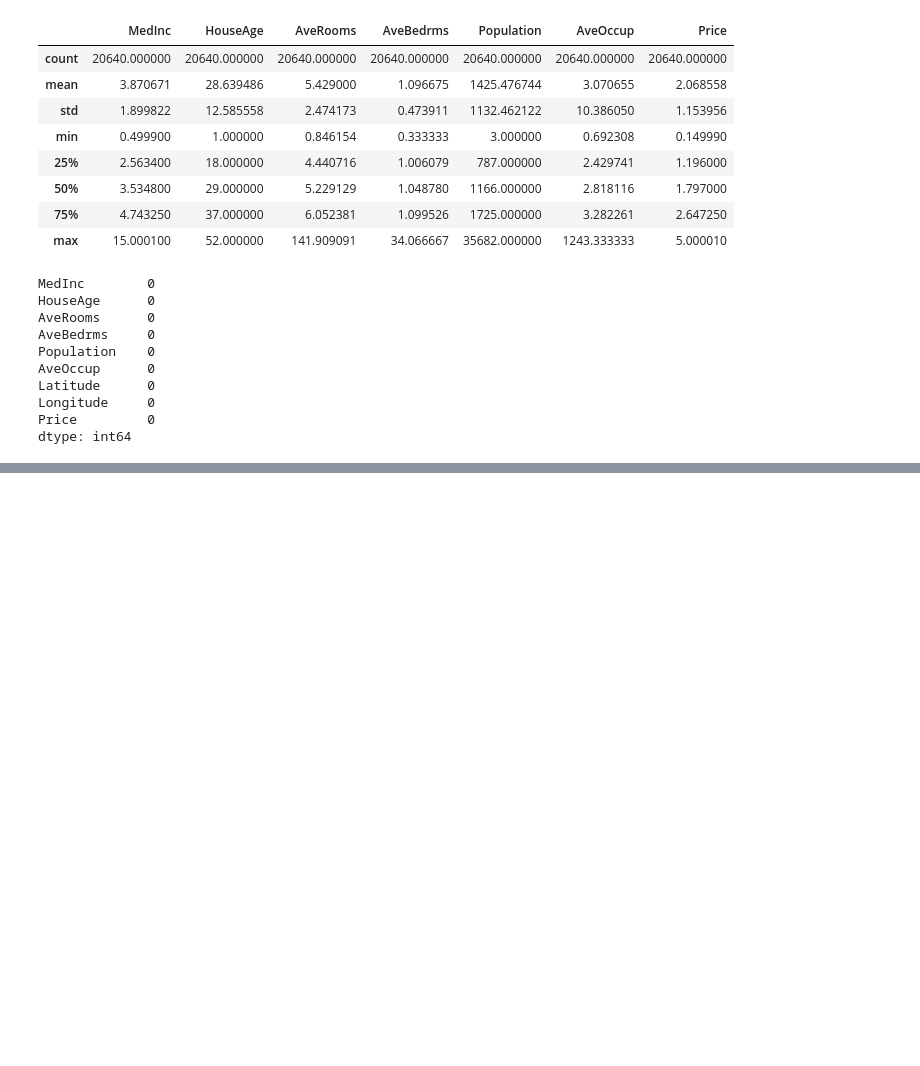
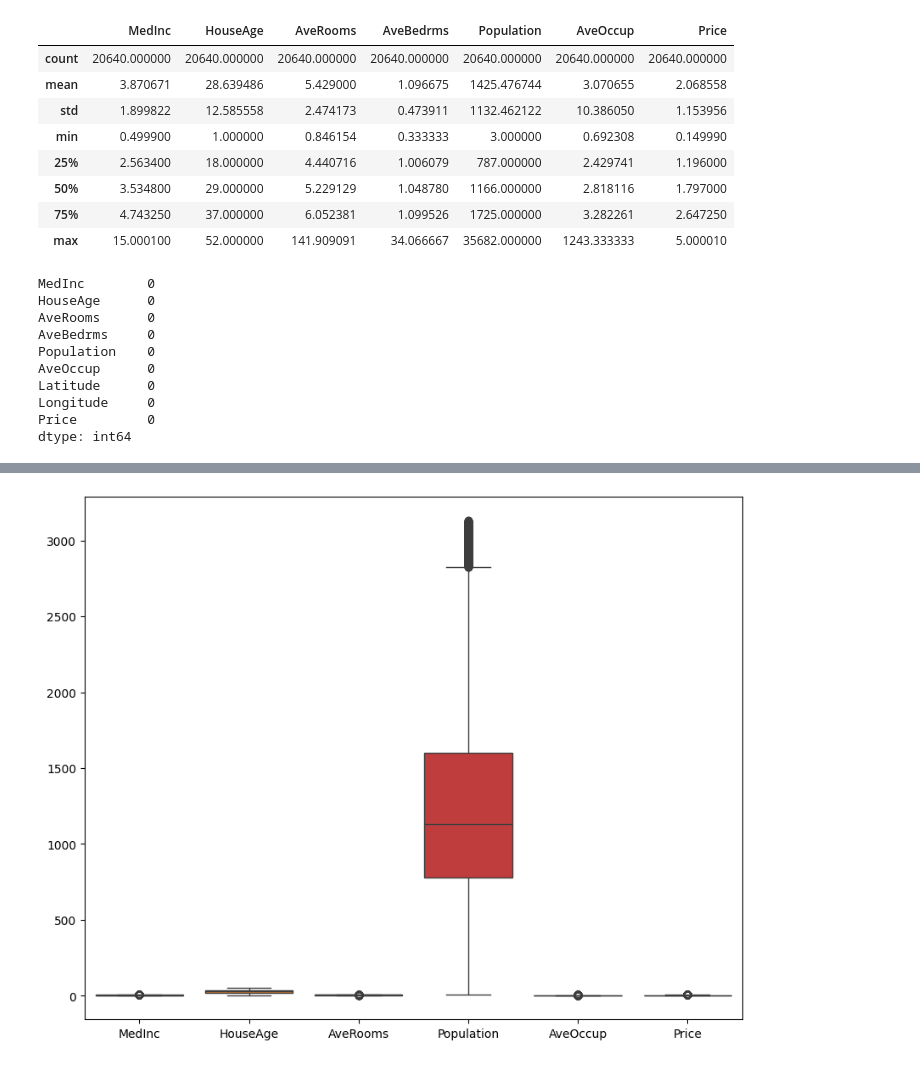
Before and after one commit to haricharnbytes/housing_marketing_analysis, a Jupyter notebook: california.ipynb, the cells around one changed output, grey strips where cells are left out. Cells and saved outputs as stored; diff of their text form; code cells hidden in the pictures; blank space fills up the shorter version.

```diff
--- a/california.ipynb
+++ b/california.ipynb
@@ -100,0 +145,21 @@ dtype: int64
+# %%
+# Droping The Outliers from AveRooms column
+IQR = housing.AveRooms.quantile(0.75) - housing.AveRooms.quantile(0.25)
+AveRooms_lower = housing.AveRooms.quantile(0.25) - 1.5*IQR
+AveRooms_upper = housing.AveRooms.quantile(0.75) + 1.5*IQR
+housing_no['AveRooms'] = housing_no.loc[(housing_no.AveRooms > AveRooms_lower) & (housing_no.AveRooms < AveRooms_upper), 'AveRooms']
+# %%
+# Droping The Outliers from Population column
+IQR = housing.Population.quantile(0.75) - housing.Population.quantile(0.25)
+Population_lower = housing.Population.quantile(0.25) - 1.5*IQR
+Population_upper = housing.Population.quantile(0.75) + 1.5*IQR
+housing_no['Population'] = housing_no.loc[(housing_no.Population > Population_lower) & (housing_no.Population < Population_upper), 'Population']
+# %%
+# Droping The Outliers from AveOccup column
+IQR = housing.AveOccup.quantile(0.75) - housing.AveOccup.quantile(0.25)
+AveOccup_lower = housing.AveOccup.quantile(0.25) - 1.5*IQR
+AveOccup_upper = housing.AveOccup.quantile(0.75) + 1.5*IQR
+housing_no['AveOccup'] = housing_no.loc[(housing_no.AveOccup > AveOccup_lower) & (housing_no.AveOccup < AveOccup_upper), 'AveOccup']
+# %%
+housing_no.dropna(inplace=True)
+housing_no.isnull().sum()
@@ -100,0 +174,6 @@ dtype: int64
+# %%
+fig, ax = plt.subplots(figsize=(10,8))
+sns.boxplot(data= housing_no, ax=ax)
+plt.show()
+# %% [output]
+[figure, added]
```
Also changed, not shown: parts of 9 cells of this notebook.
